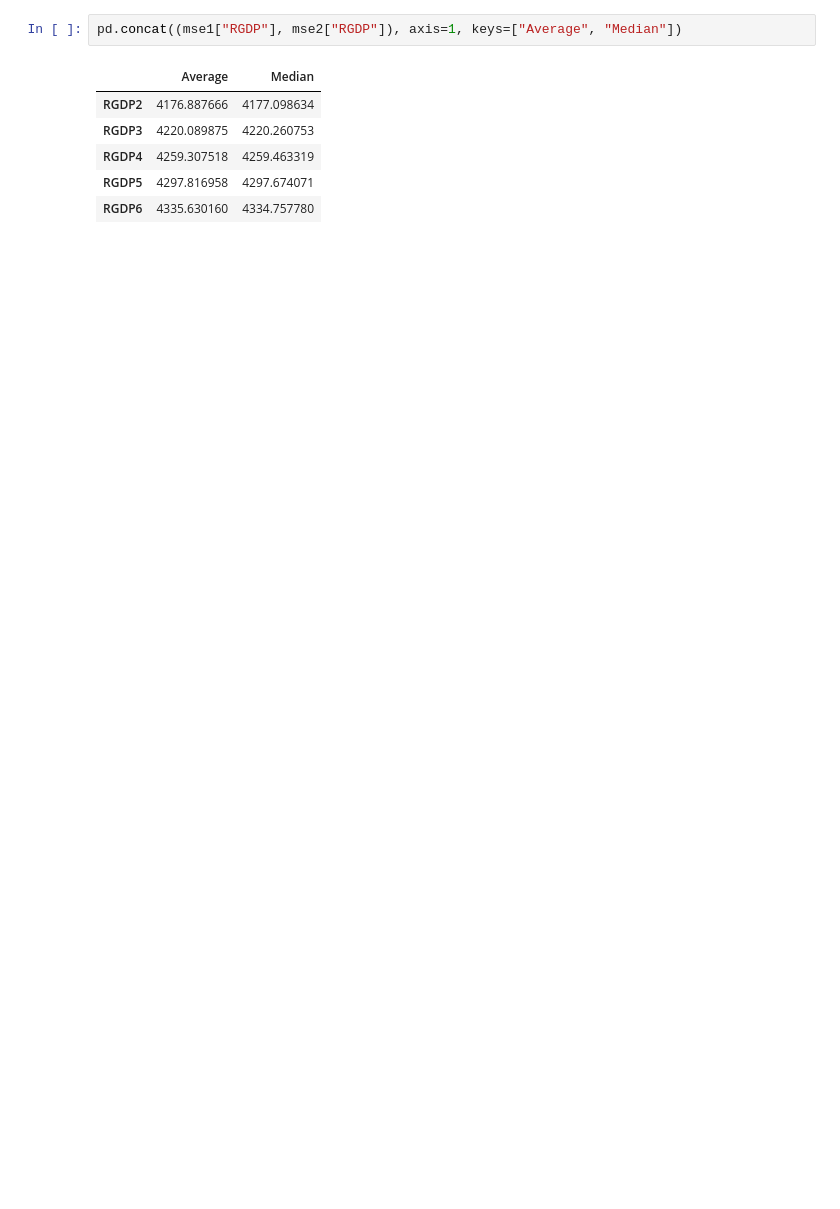
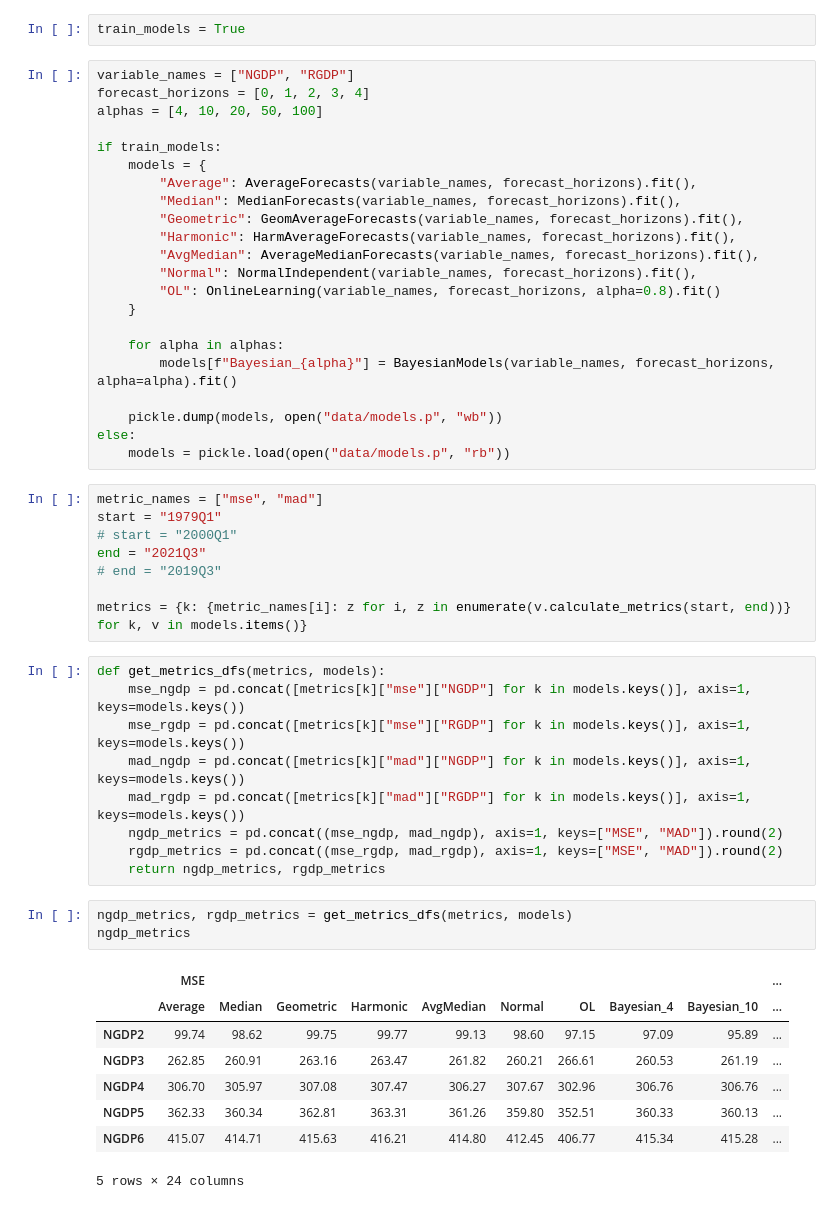
Before and after one commit to joaoromeuferraz/CombiningForecasts, a Jupyter notebook: tests.ipynb, the cells around one changed output. Drawn from its saved outputs; the diff is of its cells as text; blank space fills up the shorter version.

Commit message:
updated models and results

```diff
--- a/tests.ipynb
+++ b/tests.ipynb
@@ -25,9 +11,53 @@ pd.concat((mse1["NGDP"], mse2["NGDP"]), axis=1, keys=["Average", "Median"])
-# %%
-pd.concat((mse1["RGDP"], mse2["RGDP"]), axis=1, keys=["Average", "Median"])
-# %% [output]
-|  | Average | Median |
-| RGDP2 | 4176.887666 | 4177.098634 |
-| RGDP3 | 4220.089875 | 4220.260753 |
-| RGDP4 | 4259.307518 | 4259.463319 |
-| RGDP5 | 4297.816958 | 4297.674071 |
-| RGDP6 | 4335.630160 | 4334.757780 |
+# %%
+train_models = True
+# %%
+variable_names = ["NGDP", "RGDP"]
+forecast_horizons = [0, 1, 2, 3, 4]
+alphas = [4, 10, 20, 50, 100]
+
+if train_models:
+    models = {
+        "Average": AverageForecasts(variable_names, forecast_horizons).fit(),
+        "Median": MedianForecasts(variable_names, forecast_horizons).fit(),
+        "Geometric": GeomAverageForecasts(variable_names, forecast_horizons).fit(),
+        "Harmonic": HarmAverageForecasts(variable_names, forecast_horizons).fit(),
+        "AvgMedian": AverageMedianForecasts(variable_names, forecast_horizons).fit(),
+        "Normal": NormalIndependent(variable_names, forecast_horizons).fit(),
+        "OL": OnlineLearning(variable_names, forecast_horizons, alpha=0.8).fit()
+    }
+
+    for alpha in alphas:
+        models[f"Bayesian_{alpha}"] = BayesianModels(variable_names, forecast_horizons, alpha=alpha).fit()
+
+    pickle.dump(models, open("data/models.p", "wb"))
+else:
+    models = pickle.load(open("data/models.p", "rb"))
+# %%
+metric_names = ["mse", "mad"]
+start = "1979Q1"
+# start = "2000Q1"
+end = "2021Q3"
+# end = "2019Q3"
+
+metrics = {k: {metric_names[i]: z for i, z in enumerate(v.calculate_metrics(start, end))} for k, v in models.items()}
+# %%
+def get_metrics_dfs(metrics, models):
+    mse_ngdp = pd.concat([metrics[k]["mse"]["NGDP"] for k in models.keys()], axis=1, keys=models.keys())
+    mse_rgdp = pd.concat([metrics[k]["mse"]["RGDP"] for k in models.keys()], axis=1, keys=models.keys())
+    mad_ngdp = pd.concat([metrics[k]["mad"]["NGDP"] for k in models.keys()], axis=1, keys=models.keys())
+    mad_rgdp = pd.concat([metrics[k]["mad"]["RGDP"] for k in models.keys()], axis=1, keys=models.keys())
+    ngdp_metrics = pd.concat((mse_ngdp, mad_ngdp), axis=1, keys=["MSE", "MAD"]).round(2)
+    rgdp_metrics = pd.concat((mse_rgdp, mad_rgdp), axis=1, keys=["MSE", "MAD"]).round(2)
+    return ngdp_metrics, rgdp_metrics
+# %%
+ngdp_metrics, rgdp_metrics = get_metrics_dfs(metrics, models)
+ngdp_metrics
+# %% [output]
+|  | MSE |  |  |  |  |  |  |  |  | ... |
+|  | Average | Median | Geometric | Harmonic | AvgMedian | Normal | OL | Bayesian_4 | Bayesian_10 | ... |
+| NGDP2 | 99.74 | 98.62 | 99.75 | 99.77 | 99.13 | 98.60 | 97.15 | 97.09 | 95.89 | ... |
+| NGDP3 | 262.85 | 260.91 | 263.16 | 263.47 | 261.82 | 260.21 | 266.61 | 260.53 | 261.19 | ... |
+| NGDP4 | 306.70 | 305.97 | 307.08 | 307.47 | 306.27 | 307.67 | 302.96 | 306.76 | 306.76 | ... |
+| NGDP5 | 362.33 | 360.34 | 362.81 | 363.31 | 361.26 | 359.80 | 352.51 | 360.33 | 360.13 | ... |
+| NGDP6 | 415.07 | 414.71 | 415.63 | 416.21 | 414.80 | 412.45 | 406.77 | 415.34 | 415.28 | ... |
+5 rows × 24 columns
```
Also changed, not shown: parts of 30 cells of this notebook, 3 other files.
